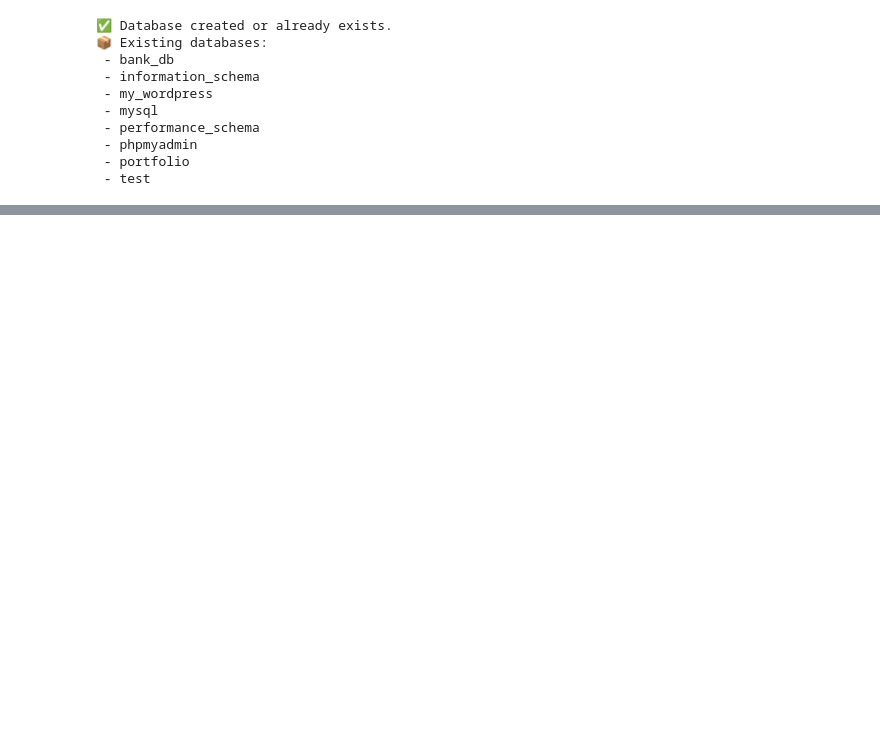
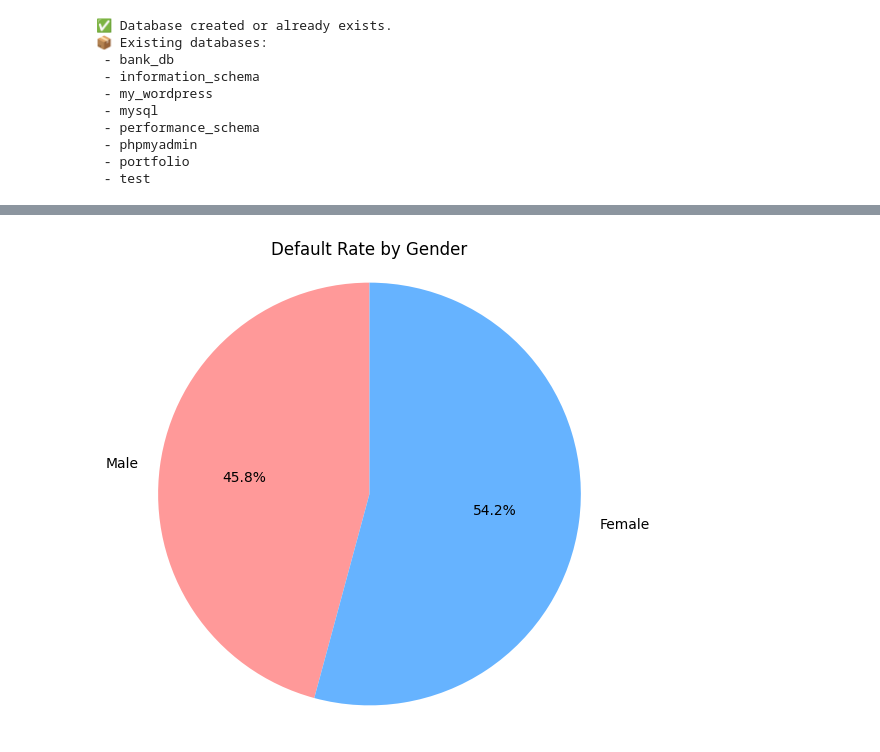
Before and after one commit to RonnyMuthomi/Fraud-detection, a Jupyter notebook: index.ipynb, the cells around one changed output, grey strips where cells are left out. Saved outputs shown, nothing was run; the diff lists cells and outputs as text; code cells hidden in the pictures; blank space fills up the shorter version.

```diff
--- a/index.ipynb
+++ b/index.ipynb
@@ -106,0 +336,27 @@ except connector.Error as err:
+# %%
+# Gender default rate (pie chart)
+
+# filter only defaulted  from non-defaulted (defaulted = 1, non-defaulted = 0)
+
+# create a sample before filtering to above lose of records after filtering
+
+credit_fraud = fraud_df.copy()
+
+defaulted = credit_fraud[credit_fraud['default payment next month'] == 1]
+non_defaulted = credit_fraud[credit_fraud['default payment next month'] == 0]
+
+# count defaulted by gender
+gender_default_counts = defaulted['SEX'].value_counts().sort_index()
+
+# Label mapping
+labels = ['Male', 'Female']
+colors = ['#ff9999','#66b3ff']
+
+# Plot pie chart
+plt.figure(figsize=(6,6))
+plt.pie(gender_default_counts, labels=labels, autopct='%1.1f%%', startangle=90, colors=colors)
+plt.title('Default Rate by Gender')
+plt.axis('equal')  # Equal aspect ratio ensures pie is a circle
+plt.show()
+# %% [output]
+[figure, added]
```
Also changed, not shown: parts of 45 cells of this notebook.
